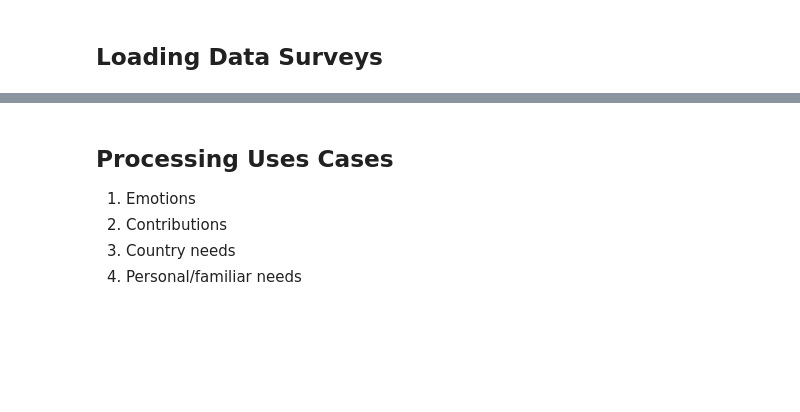
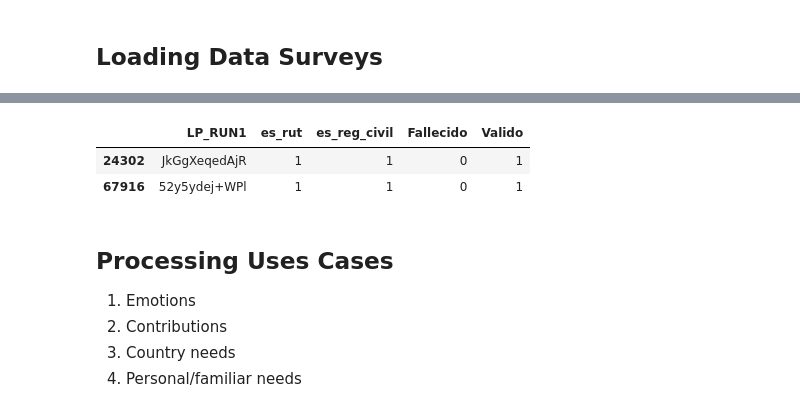
Before and after one commit to ECQQ/preprocessing, a Jupyter notebook: Pipeline.ipynb, the cells around one changed output, grey strips where cells are left out. Cells and saved outputs as stored; diff of their text form; code cells hidden in the pictures; blank space fills up the shorter version.

```diff
--- a/Pipeline.ipynb
+++ b/Pipeline.ipynb
@@ -46,3 +49,9 @@ ind_online_survey.sample(2)
+# %%
+filter_person.sample(2)
+# %% [output]
+|  | LP_RUN1 | es_rut | es_reg_civil | Fallecido | Valido |
+| 24302 | JkGgXeqedAjR | 1 | 1 | 0 | 1 |
+| 67916 | 52y5ydej+WPl | 1 | 1 | 0 | 1 |
 # %% [markdown]
 ## Processing Uses Cases
 1. Emotions
```
Also changed, not shown: parts of 42 cells of this notebook, 57 other files.
